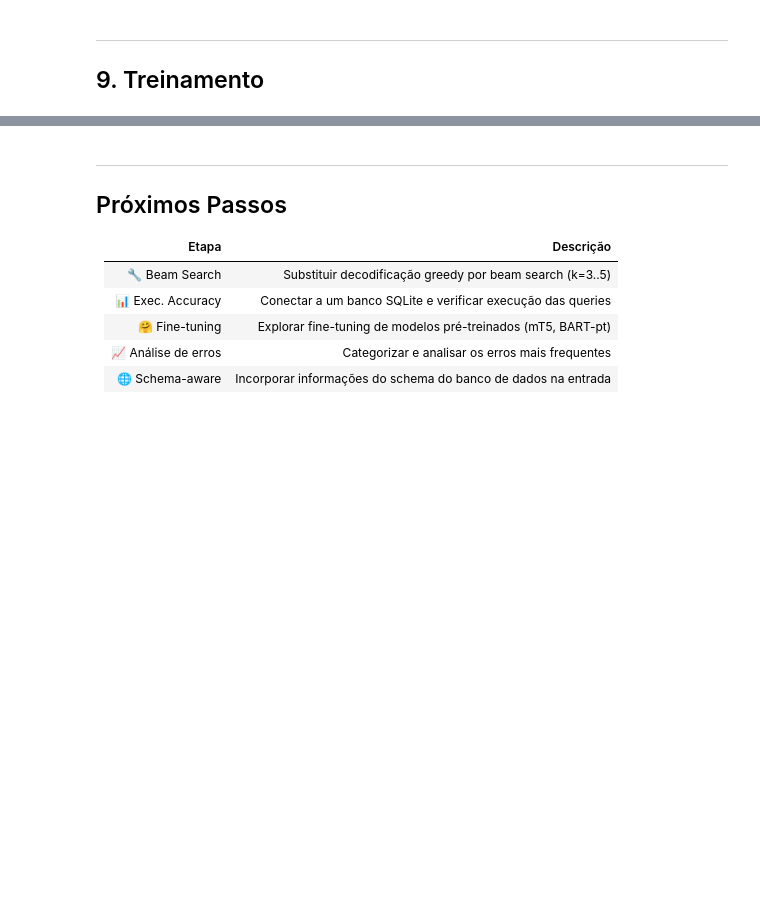
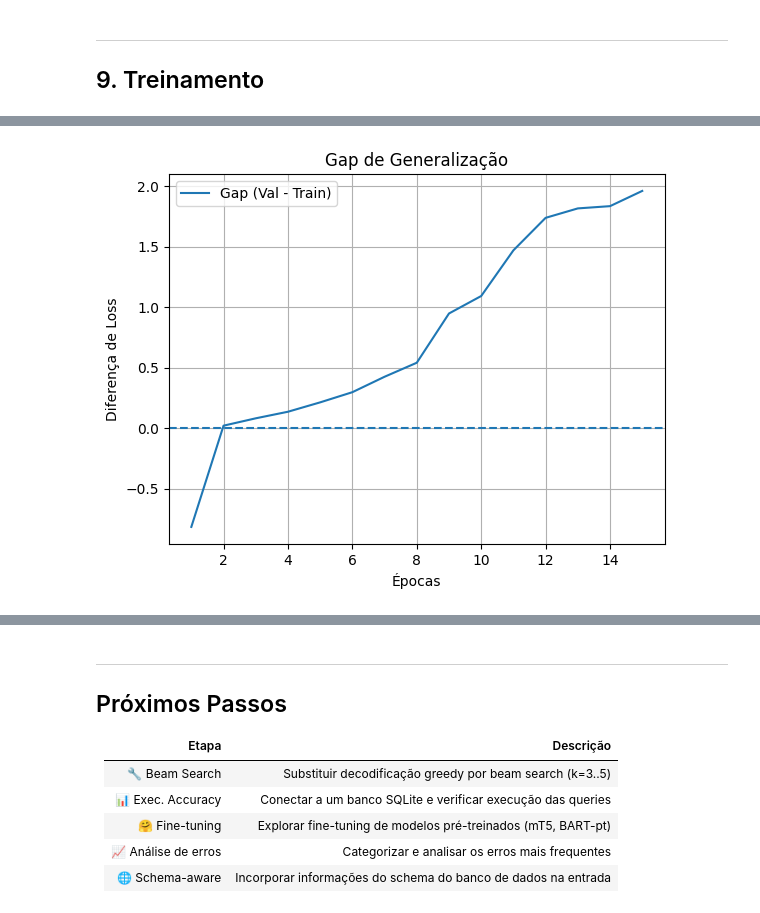
Before and after one commit to Gusttavoafonso/Projeto_PLN, a Jupyter notebook: Projeto_PLN_Text2SQL.ipynb, the cells around one changed output, grey strips where cells are left out. Drawn from its saved outputs; the diff is of its cells as text; code cells hidden in the pictures; blank space fills up the shorter version.

```diff
--- a/Projeto_PLN_Text2SQL.ipynb
+++ b/Projeto_PLN_Text2SQL.ipynb
@@ -798,0 +831,16 @@ print(f"\nMelhor Val Loss: {best_val_loss:.4f}")
+# %%
+gap = np.array(history['val_loss']) - np.array(history['train_loss'])
+
+plt.figure()
+plt.plot(epochs, gap, label='Gap (Val - Train)')
+
+plt.axhline(0, linestyle='--')
+plt.xlabel('Épocas')
+plt.ylabel('Diferença de Loss')
+plt.title('Gap de Generalização')
+plt.legend()
+plt.grid()
+
+plt.show()
+# %% [output]
+[figure, added]
```
Also changed, not shown: parts of 13 cells of this notebook, 1 other file.
